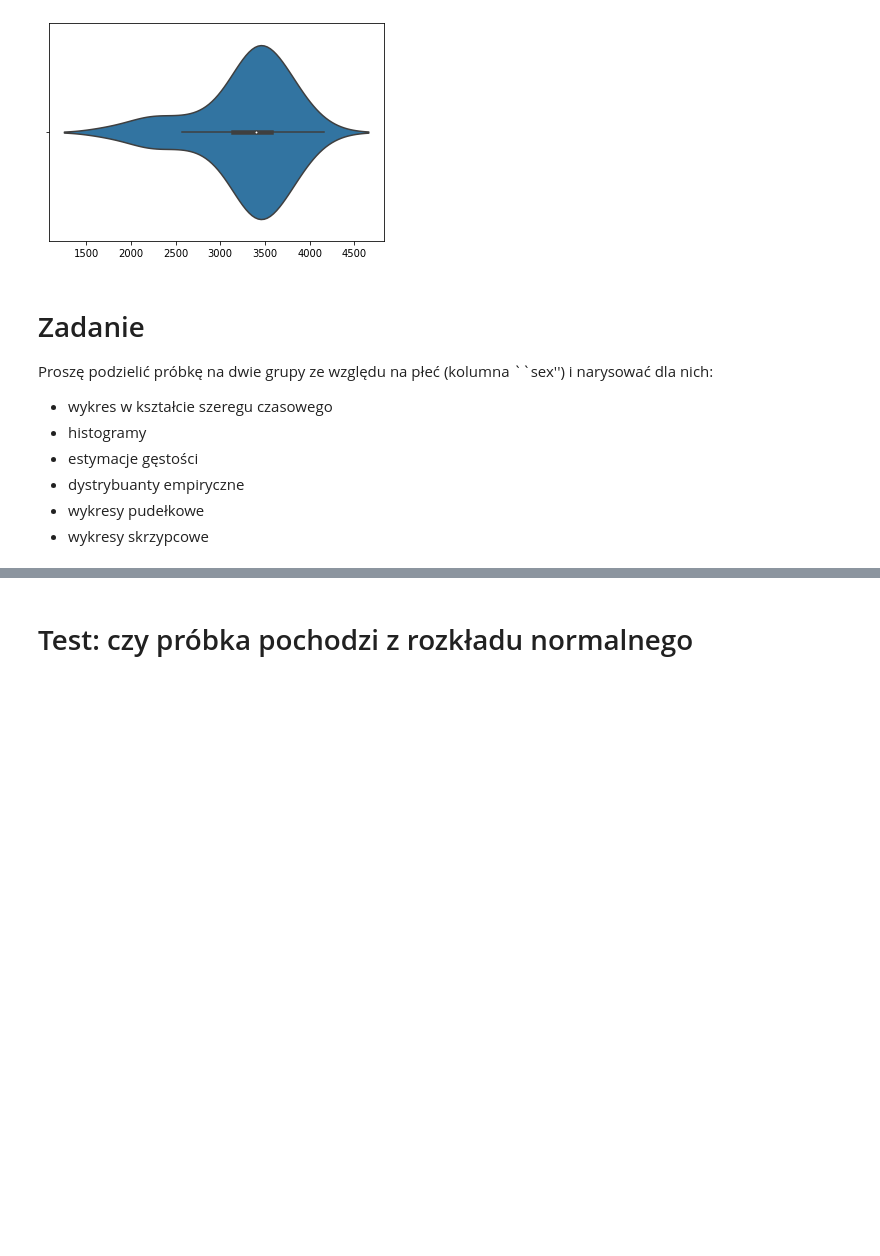
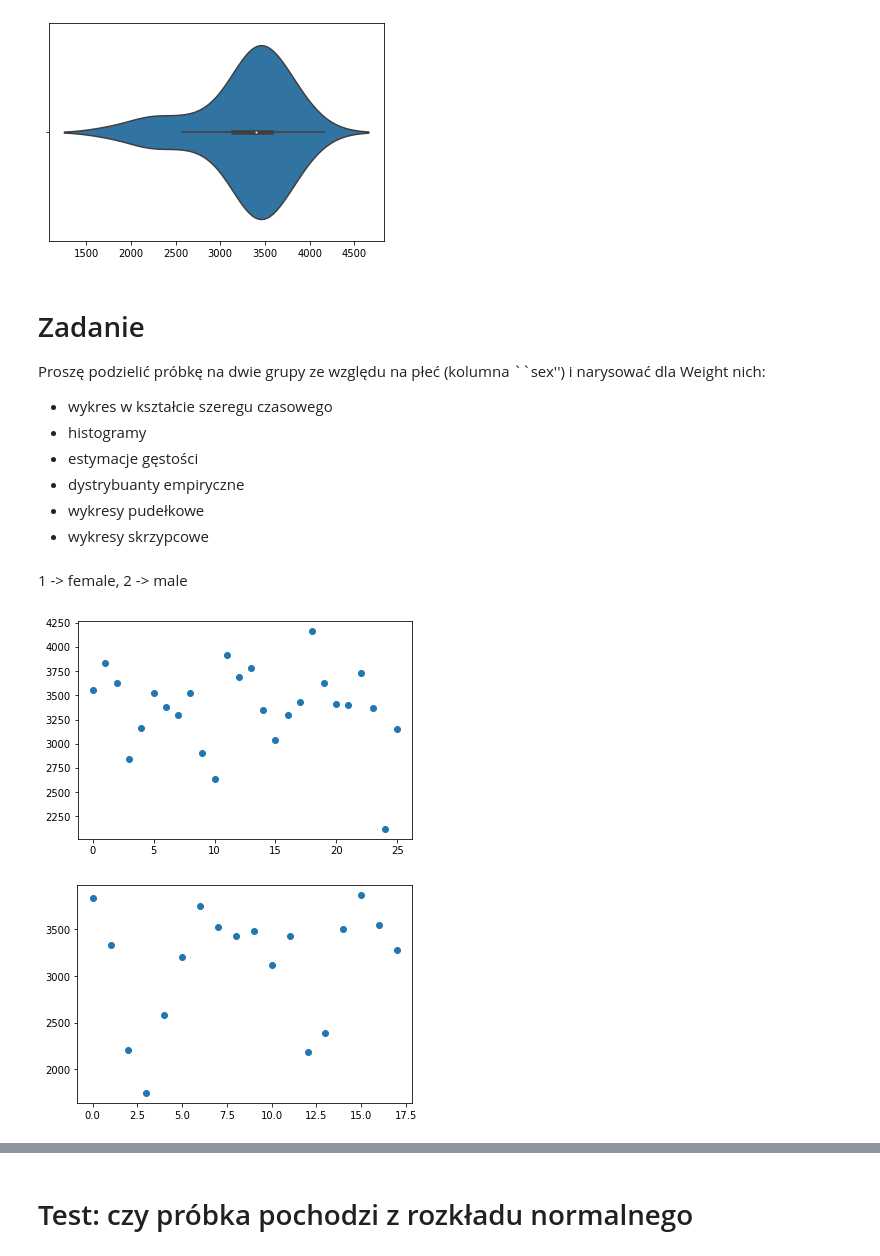
Before and after one commit to rafalkobiela/ages_statystyka1_26_09, a Jupyter notebook: 1_prezentacja danych.ipynb, the cells around one changed output, grey strips where cells are left out. Cells and saved outputs as stored; diff of their text form; code cells hidden in the pictures; blank space fills up the shorter version.

```diff
--- a/1_prezentacja danych.ipynb
+++ b/1_prezentacja danych.ipynb
@@ -131,7 +128,7 @@ plt.show()
 [figure]
 # %% [markdown]
 # Zadanie
-Proszę podzielić próbkę na dwie grupy ze względu na płeć (kolumna ``sex'') i narysować dla nich:
+Proszę podzielić próbkę na dwie grupy ze względu na płeć (kolumna ``sex'') i narysować dla Weight nich:
 <ul>
 <li>wykres w kształcie szeregu czasowego</li>
 <li>histogramy</li>
@@ -140,3 +137,6 @@ Proszę podzielić próbkę na dwie grupy ze względu na płeć (kolumna ``sex''
 <li>wykresy pudełkowe</li>
 <li>wykresy skrzypcowe</li>
 </ul>
+# %% [markdown]
+1 -> female,
+2 -> male
@@ -142,0 +148,14 @@ Proszę podzielić próbkę na dwie grupy ze względu na płeć (kolumna ``sex''
+# %%
+data_m = data[data.sex == 2]
+data_f = data[data.sex == 1]
+
+x=data_m.Weight.values
+plt.scatter(np.arange(len(x)), x)
+plt.show()
+
+y=data_f.Weight.values
+plt.scatter(np.arange(len(y)), y)
+plt.show()
+# %% [output]
+[figure, added]
+[figure, added]
```
Also changed, not shown: parts of 12 cells of this notebook, 1 other file.
